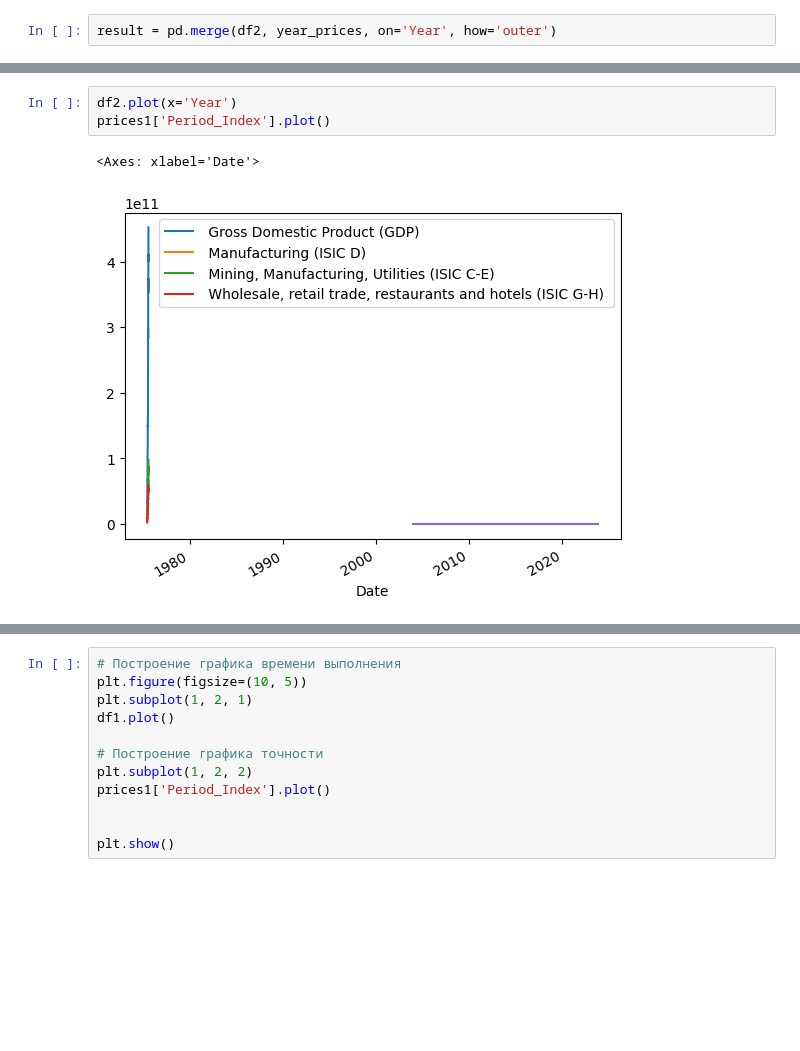
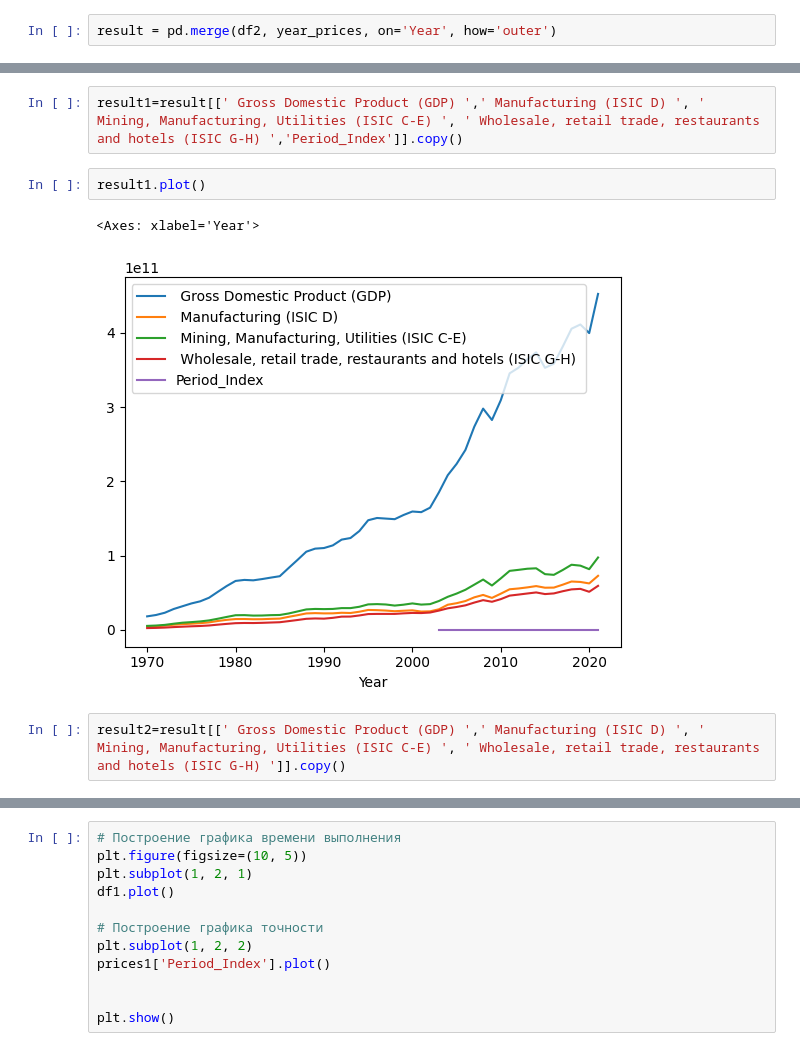
Before and after one commit to maximarbuzov/maxim, a Jupyter notebook: Untitled7.ipynb, the cells around one changed output, grey strips where cells are left out. Saved outputs shown, nothing was run; the diff lists cells and outputs as text; blank space fills up the shorter version.

```diff
--- a/Untitled7.ipynb
+++ b/Untitled7.ipynb
@@ -1101,6 +1155,9 @@ plt.show()
-# %%
-df2.plot(x='Year')
-prices1['Period_Index'].plot()
-# %% [output]
-<Axes: xlabel='Date'>
-[figure, removed]
+# %%
+result1=result[[' Gross Domestic Product (GDP) ',' Manufacturing (ISIC D) ', ' Mining, Manufacturing, Utilities (ISIC C-E) ', ' Wholesale, retail trade, restaurants and hotels (ISIC G-H) ','Period_Index']].copy()
+# %%
+result1.plot()
+# %% [output]
+<Axes: xlabel='Year'>
+[figure, added]
+# %%
+result2=result[[' Gross Domestic Product (GDP) ',' Manufacturing (ISIC D) ', ' Mining, Manufacturing, Utilities (ISIC C-E) ', ' Wholesale, retail trade, restaurants and hotels (ISIC G-H) ']].copy()
```
Also changed, not shown: parts of 10 cells of this notebook.
